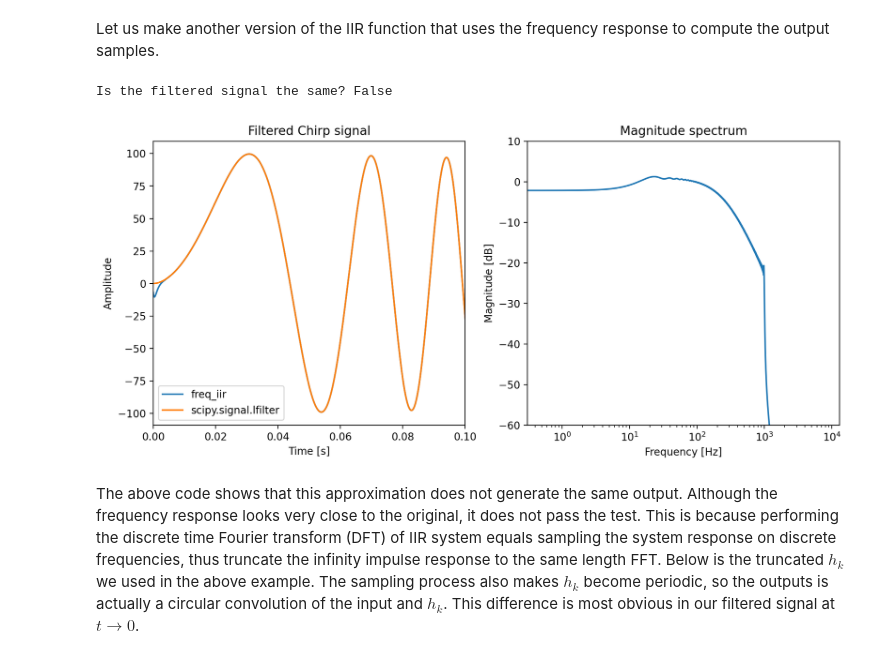
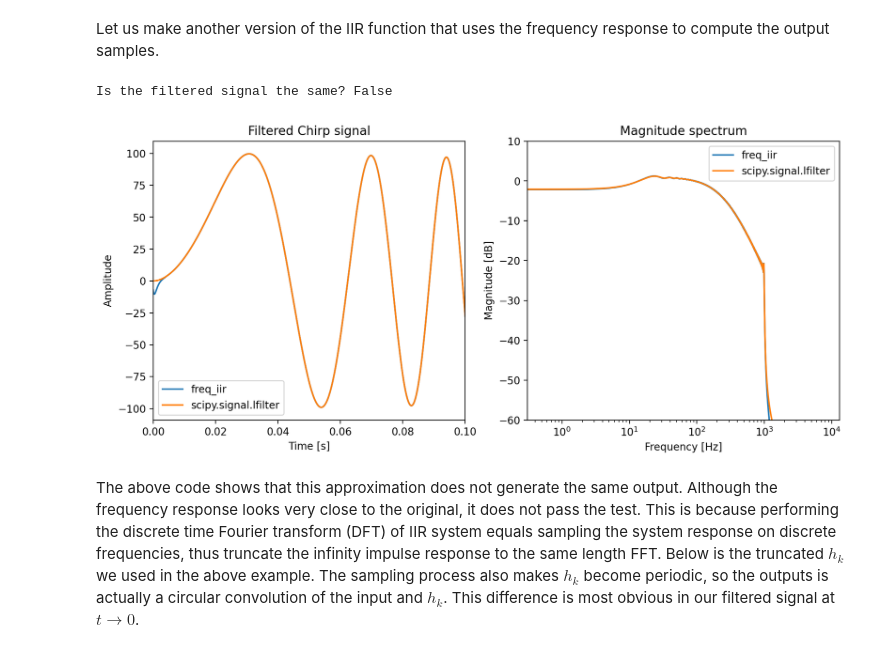
Before and after one commit to intro2ddsp/intro2ddsp.github.io, a Jupyter notebook: filters/iir_torch.ipynb, the cells around one changed output. Drawn from its saved outputs; the diff is of its cells as text; code cells hidden in the pictures.

```diff
--- a/filters/iir_torch.ipynb
+++ b/filters/iir_torch.ipynb
@@ -255,30 +260,23 @@ def get_fir_from_iir(a: torch.Tensor, n: int):
     H = torch.nan_to_num(mag.reciprocal()) * torch.exp(-1j * phase)
     h = torch.fft.irfft(H)
     return h
-# %%
-filtered_signal_freq = freq_iir(test_signal_torch, a_torch)
-
-print(f"Is the filtered signal the same? {torch.allclose(filtered_signal_freq, torch.from_numpy(filtered_signal))}")
-
-fig = plt.figure(figsize=(12, 5), dpi=200)
-plt.subplot(1, 2, 1)
-plt.plot(np.arange(T) / fs, filtered_signal_freq.numpy(), label="freq_iir")
-plt.plot(np.arange(T) / fs, filtered_signal, label="scipy.signal.lfilter")
-plt.xlabel("Time [s]")
-plt.ylabel("Amplitude")
-plt.title("Filtered Chirp signal")
-plt.legend()
-plt.xlim(0, 0.1)
-plt.subplot(1, 2, 2)
-plt.magnitude_spectrum(filtered_signal_freq.numpy(), Fs=fs, scale='dB', window=signal.windows.boxcar(T))
-plt.xlabel("Frequency [Hz]")
-plt.ylabel("Magnitude [dB]")
-plt.xscale("log")
-plt.ylim(-60, 10)
-plt.title("Magnitude spectrum")
-plt.show()
-# %% [output]
-Is the filtered signal the same? False
-[figure, removed]
+# %%
+filtered_signal_freq = freq_iir(test_signal_torch, a_torch)
+
+print(
+    f"Is the filtered signal the same? {torch.allclose(filtered_signal_freq, torch.from_numpy(filtered_signal))}"
+)
+
+plot_tf(
+    "Filtered Chirp signal",
+    fs,
+    np.arange(T) / fs,
+    [filtered_signal_freq.numpy(), filtered_signal],
+    ["freq_iir", "scipy.signal.lfilter"],
+    xlim=(0, 0.1),
+)
+# %% [output]
+Is the filtered signal the same? False
+[figure, added]
 # %% [markdown]
 The above code shows that this approximation does not generate the same output. Although the frequency response looks very close to the original, it does not pass the test. This is because performing the discrete time Fourier transform (DFT) of IIR system equals sampling the system response on discrete frequencies, thus truncate the infinity impulse response to the same length FFT. Below is the truncated $h_k$ we used in the above example. The sampling process also makes $h_k$ become periodic, so the outputs is actually a circular convolution of the input and $h_k$. This difference is most obvious in our filtered signal at $t \to 0$.
```
Also changed, not shown: parts of 13 cells of this notebook.
